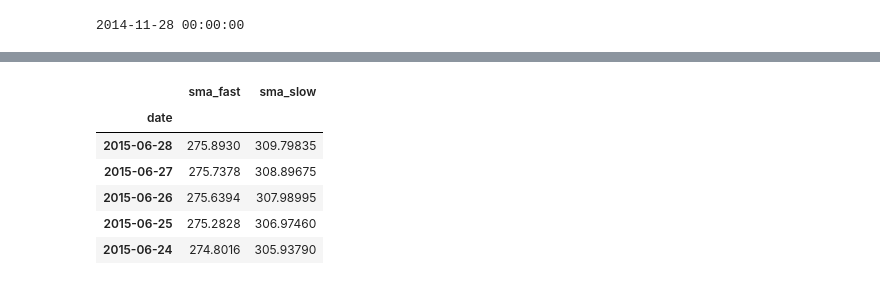
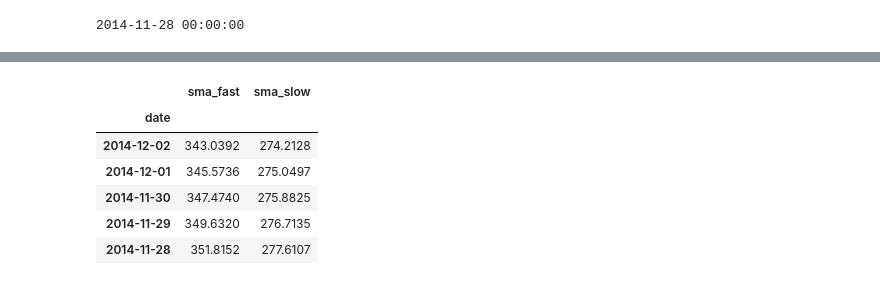
Before and after one commit to mightymiklas/Project_Two_Team_Hodl, a Jupyter notebook: code.ipynb, the cells around one changed output, grey strips where cells are left out. Drawn from its saved outputs; the diff is of its cells as text; code cells hidden in the pictures.

```diff
--- a/code.ipynb
+++ b/code.ipynb
@@ -63,9 +63,9 @@ display(btc_df.tail())
 # %%
-short_window = 50
+short_window = 25
 
 btc_df['sma_fast'] = btc_df['close'].rolling(window = short_window).mean()
 # %%
-long_window = 200
+long_window = 100
 
 btc_df['sma_slow'] = btc_df['close'].rolling(window = long_window).mean()
 # %%
@@ -125,0 +109,7 @@ Name: signal, dtype: float64
+# %%
+
+
+y.drop(index = y.index[0],
+        axis=0,
+        inplace=True)
+y.head()
@@ -132,7 +130,7 @@ print(training_begin)
 # %% [output]
 2014-11-28 00:00:00
 # %%
-training_end = X.index.min() + DateOffset(years=7)
+training_end = X.index.min() + DateOffset(months=60)
 
 
 print(training_end)
@@ -150,15 +163,15 @@ X_train.head()
 # %%
 X_test = X.loc[training_end:]
 y_test = y.loc[training_end:]
 
-X_test.head()
+X_test.tail()
 # %% [output]
 |  | sma_fast | sma_slow |
 | date |  |  |
-| 2015-06-28 | 275.8930 | 309.79835 |
-| 2015-06-27 | 275.7378 | 308.89675 |
-| 2015-06-26 | 275.6394 | 307.98995 |
-| 2015-06-25 | 275.2828 | 306.97460 |
-| 2015-06-24 | 274.8016 | 305.93790 |
+| 2014-12-02 | 343.0392 | 274.2128 |
+| 2014-12-01 | 345.5736 | 275.0497 |
+| 2014-11-30 | 347.4740 | 275.8825 |
+| 2014-11-29 | 349.6320 | 276.7135 |
+| 2014-11-28 | 351.8152 | 277.6107 |
 # %%
 from sklearn.preprocessing import StandardScaler
```
Also changed, not shown: parts of 22 cells of this notebook.
